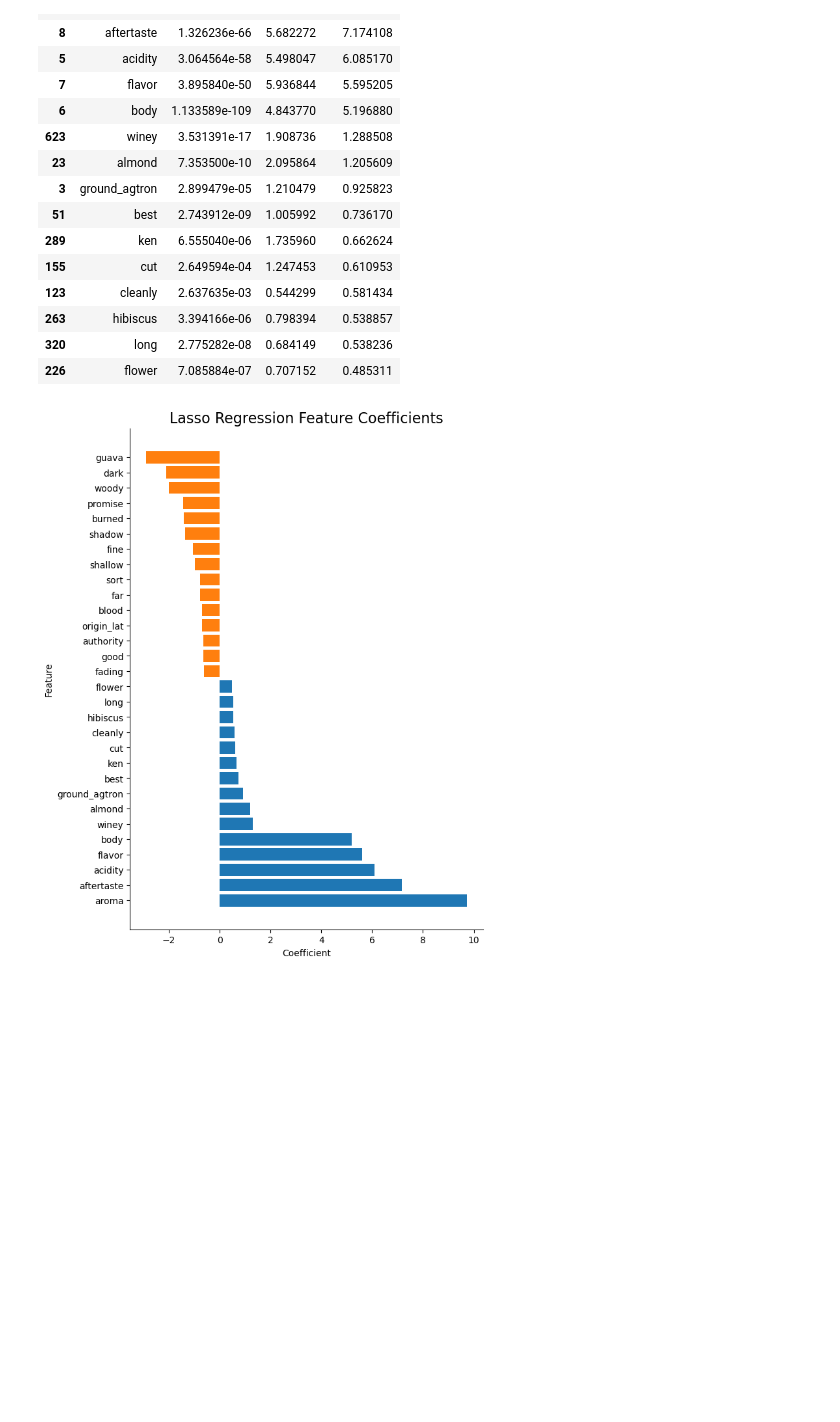
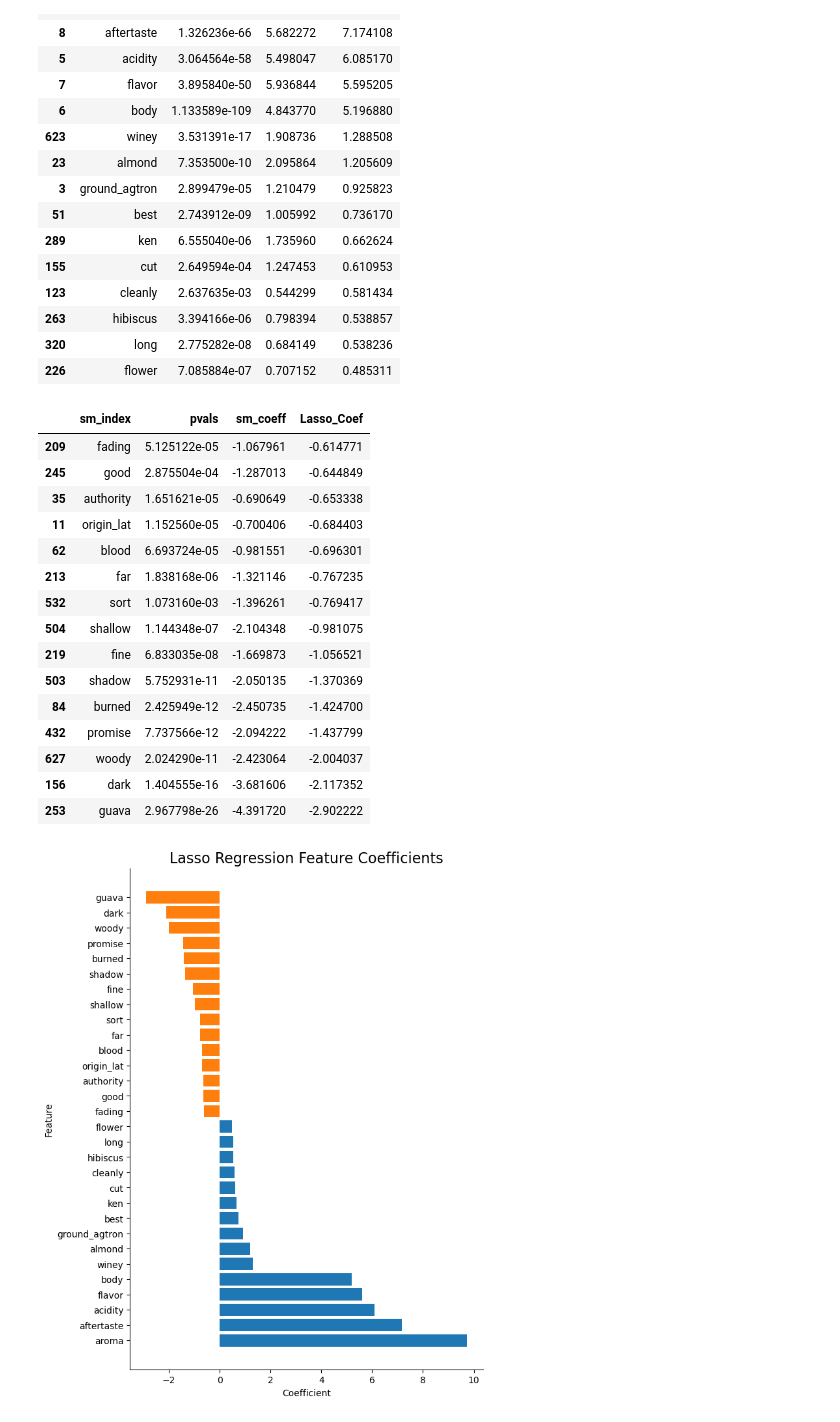
Before and after one commit to KMere21/capstone, a Jupyter notebook: Capstone_Part_7-Optimizing_Models-Kate_Meredith.ipynb, the cells around one changed output. Saved outputs shown, nothing was run; the diff lists cells and outputs as text; code cells hidden in the pictures; blank space fills up the shorter version.

```diff
--- a/Capstone_Part_7-Optimizing_Models-Kate_Meredith.ipynb
+++ b/Capstone_Part_7-Optimizing_Models-Kate_Meredith.ipynb
@@ -1202,7 +1202,7 @@ pvalues = sm_model_results.pvalues
 sm_coeff = sm_model_results.params
 # %%
 #creating a dataframe using the pvales and coeff for easier sorting
-results_df = pd.DataFrame({'pvals': pvalues, 'sm_coeff': coeff})
+results_df = pd.DataFrame({'pvals': pvalues, 'sm_coeff': sm_coeff})
 results_df
 # %% [output]
 |  | pvals | sm_coeff |
@@ -1626,8 +1626,26 @@ positive_coefs
 # %%
 #parsing out strongest 15 negative coefficients from the lasso model
 #only including values if our stats model found the feature significant
 negative_coefs = comparison_df.loc[(comparison_df['pvals'] <= 0.05)&(comparison_df['Lasso_Coef']<0)].sort_values('Lasso_Coef', ascending = True)[:15]
 negative_coefs.sort_values('Lasso_Coef', ascending = False, inplace=True)
+negative_coefs
+# %% [output]
+|  | sm_index | pvals | sm_coeff | Lasso_Coef |
+| 209 | fading | 5.125122e-05 | -1.067961 | -0.614771 |
+| 245 | good | 2.875504e-04 | -1.287013 | -0.644849 |
+| 35 | authority | 1.651621e-05 | -0.690649 | -0.653338 |
+| 11 | origin_lat | 1.152560e-05 | -0.700406 | -0.684403 |
+| 62 | blood | 6.693724e-05 | -0.981551 | -0.696301 |
+| 213 | far | 1.838168e-06 | -1.321146 | -0.767235 |
+| 532 | sort | 1.073160e-03 | -1.396261 | -0.769417 |
+| 504 | shallow | 1.144348e-07 | -2.104348 | -0.981075 |
+| 219 | fine | 6.833035e-08 | -1.669873 | -1.056521 |
+| 503 | shadow | 5.752931e-11 | -2.050135 | -1.370369 |
+| 84 | burned | 2.425949e-12 | -2.450735 | -1.424700 |
+| 432 | promise | 7.737566e-12 | -2.094222 | -1.437799 |
+| 627 | woody | 2.024290e-11 | -2.423064 | -2.004037 |
+| 156 | dark | 1.404555e-16 | -3.681606 | -2.117352 |
+| 253 | guava | 2.967798e-26 | -4.391720 | -2.902222 |
 # %%
 #graphing our results
 plt.figure(figsize=(7,10))
```
Also changed, not shown: parts of 1 cell of this notebook, 9 other files.
